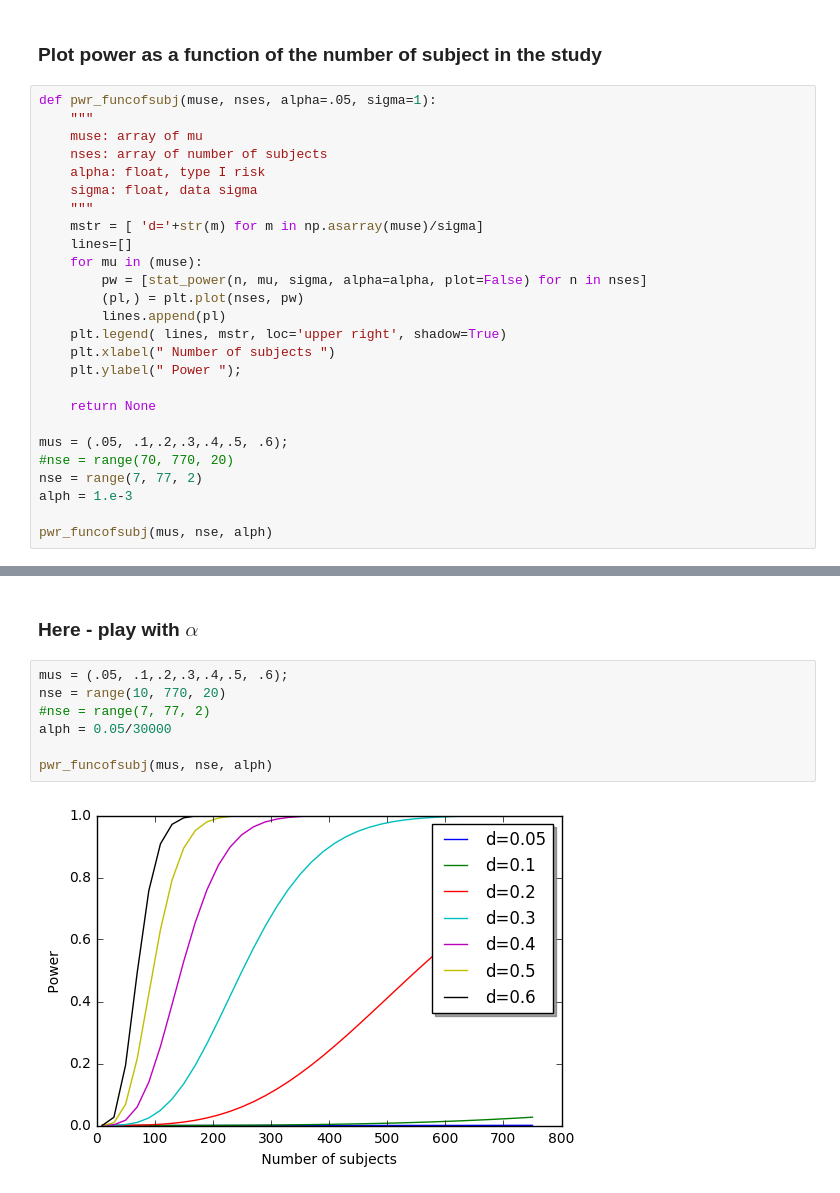
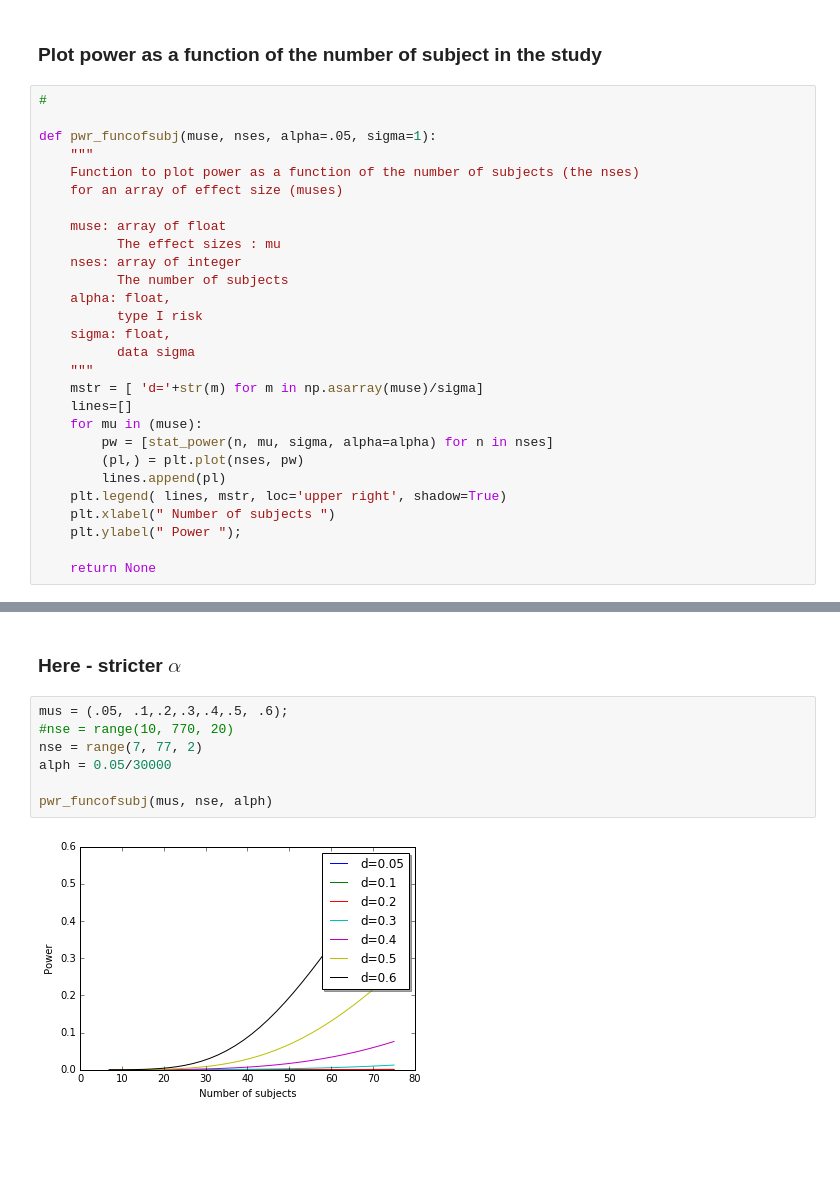
Before and after one commit to yukaizou2015/module-stats, a Jupyter notebook: notebooks/Power-basics.ipynb, the cells around one changed output, grey strips where cells are left out. Saved outputs shown, nothing was run; the diff lists cells and outputs as text; blank space fills up the shorter version.

```diff
--- a/notebooks/Power-basics.ipynb
+++ b/notebooks/Power-basics.ipynb
@@ -220,17 +249,26 @@ Power =  0.491884484399       Z effect (Non centrality parameter):  1.7320508075
 # %% [markdown]
 ### Plot power as a function of the number of subject in the study
 # %%
+#
+
 def pwr_funcofsubj(muse, nses, alpha=.05, sigma=1):
     """
-    muse: array of mu
-    nses: array of number of subjects
-    alpha: float, type I risk
-    sigma: float, data sigma
+    Function to plot power as a function of the number of subjects (the nses)
+    for an array of effect size (muses)
+
+    muse: array of float
+          The effect sizes : mu
+    nses: array of integer
+          The number of subjects
+    alpha: float,
+          type I risk
+    sigma: float,
+          data sigma
     """
     mstr = [ 'd='+str(m) for m in np.asarray(muse)/sigma]
     lines=[]
     for mu in (muse):
-        pw = [stat_power(n, mu, sigma, alpha=alpha, plot=False) for n in nses]
+        pw = [stat_power(n, mu, sigma, alpha=alpha) for n in nses]
         (pl,) = plt.plot(nses, pw)
         lines.append(pl)
     plt.legend( lines, mstr, loc='upper right', shadow=True)
@@ -238,10 +276,3 @@ def pwr_funcofsubj(muse, nses, alpha=.05, sigma=1):
     plt.ylabel(" Power ");
 
     return None
-
-mus = (.05, .1,.2,.3,.4,.5, .6);
-#nse = range(70, 770, 20)
-nse = range(7, 77, 2)
-alph = 1.e-3
-
-pwr_funcofsubj(mus, nse, alph)
@@ -261,11 +301,11 @@ pwr_funcofsubj(mus, nse, alph)
 # %% [markdown]
-### Here - play with $\alpha$
+### Here - stricter $\alpha$
 # %%
 mus = (.05, .1,.2,.3,.4,.5, .6);
-nse = range(10, 770, 20)
-#nse = range(7, 77, 2)
+#nse = range(10, 770, 20)
+nse = range(7, 77, 2)
 alph = 0.05/30000
 
 pwr_funcofsubj(mus, nse, alph)
 # %% [output]
-[figure, old version]
+[figure, new version]
```
Also changed, not shown: parts of 16 cells of this notebook, 3 other files.
